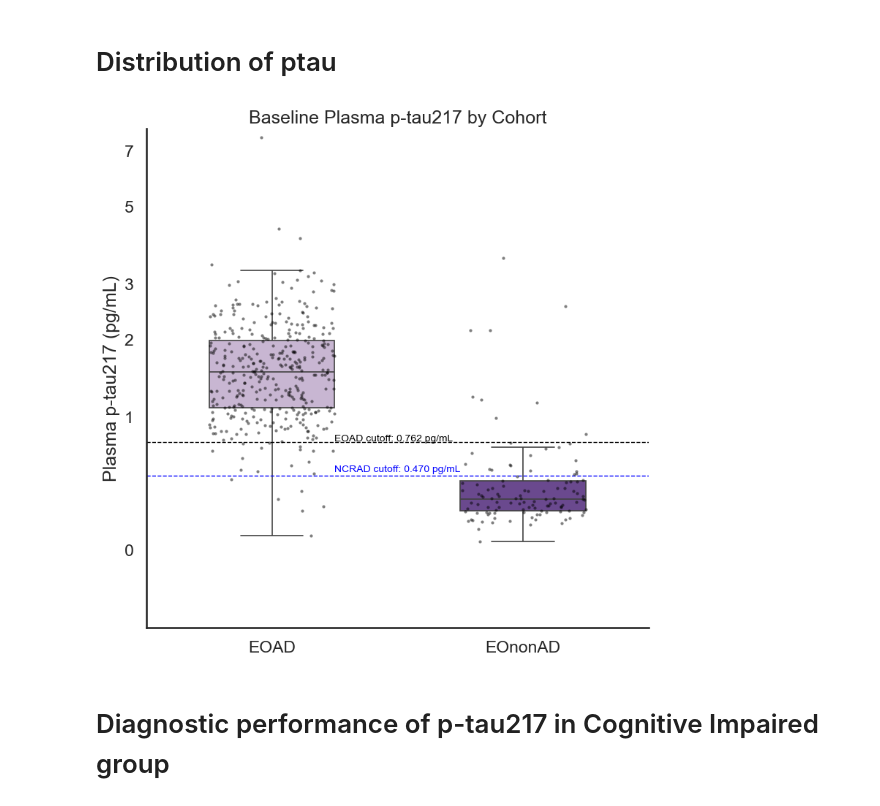
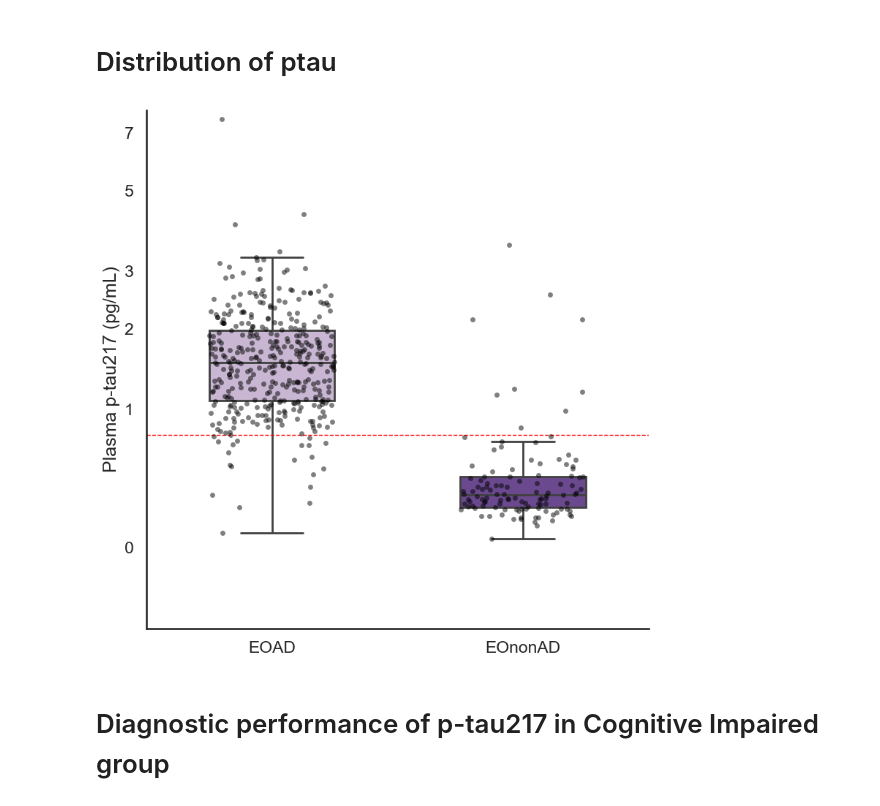
Before and after one commit to marlenelin/leads_ptau_pet_analysis, a Jupyter notebook: notebooks/baseline_ptau_roc_t1.ipynb, the cells around one changed output. Drawn from its saved outputs; the diff is of its cells as text; code cells hidden in the pictures.

```diff
--- a/notebooks/baseline_ptau_roc_t1.ipynb
+++ b/notebooks/baseline_ptau_roc_t1.ipynb
@@ -82,8 +82,10 @@ MOCA: 681 records from n = 233 (2.4±1.2 yrs)
 # pre-process
 dat_bl["apoe4_status"] = dat_bl["apoe4_alleles"].replace({
     0: "Non-Carriers",
-    1: "Heterozygous",
-    2: "Homozygous"
+   # 1: "Heterozygous",
+    #2: "Homozygous"
+    1:"Carriers",
+    2:"Carriers"
 })
 print(dat_bl["apoe4_status"].value_counts())
 
@@ -189,21 +190,21 @@ Name: count, dtype: int64
 # %%
 import utils.plotting as plotting
 
 fig, ax = plotting.plot_ptau_box(
     df=dat_bl,
     x_col="dx",
     y_col="ptau217",
     ylabel="Plasma p-tau217 (pg/mL)",
-    title="Baseline Plasma p-tau217 by Cohort",
+    title="",#Baseline Plasma p-tau217 by Cohort",
     thresholds=[
-        {"value": 0.751, "label": "EOAD cutoff: 0.762 pg/mL", "color": "black"},
-        {"value": 0.470, "label": "NCRAD cutoff: 0.470 pg/mL", "color": "blue"},
+        {"value": 0.762, "label": "", "color": "red"},#"cutoff: 0.762 pg/mL
+      #  {"value": 0.470, "label": "NCRAD cutoff: 0.470 pg/mL", "color": "blue"},
     ]
 )
 
 plt.show()
 # %% [output]
-[figure, old version]
+[figure, new version]
 # %% [markdown]
 # Diagnostic performance of p-tau217 in Cognitive Impaired group
 # %%
```
Also changed, not shown: parts of 1 cell of this notebook, 10 other files.
